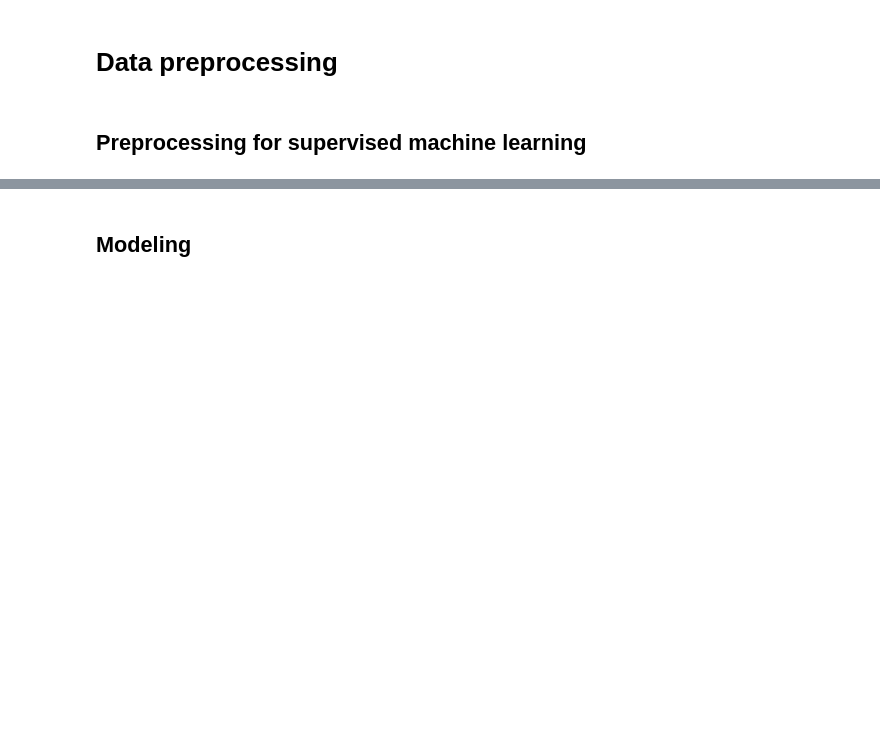
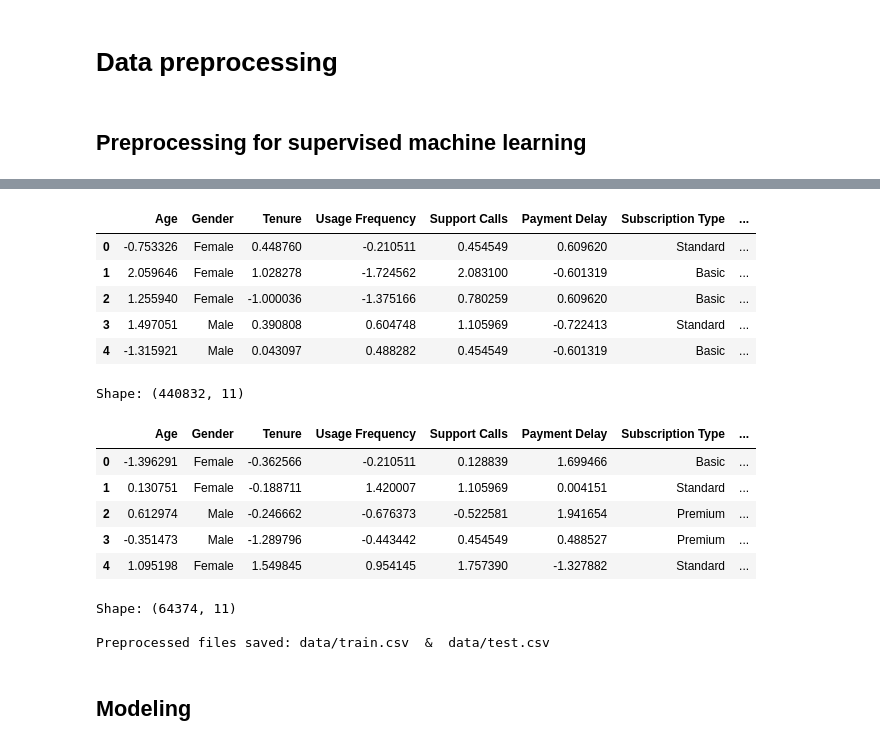
Before and after one commit to AssylbekO/Customer-Churn, a Jupyter notebook: src/customer_churn.ipynb, the cells around one changed output, grey strips where cells are left out. Drawn from its saved outputs; the diff is of its cells as text; code cells hidden in the pictures; blank space fills up the shorter version.

```diff
--- a/src/customer_churn.ipynb
+++ b/src/customer_churn.ipynb
@@ -266,3 +444,27 @@ Make sure that your preprocessing operation does not use information from the te
+# %%
+# ── Verify preprocessed training data
+display(train_df.head())
+print(f"\nShape: {train_df.shape}")
+
+display(test_df.head())
+print(f"\nShape: {test_df.shape}")
+# %% [output]
+|  | Age | Gender | Tenure | Usage Frequency | Support Calls | Payment Delay | Subscription Type | ... |
+| 0 | -0.753326 | Female | 0.448760 | -0.210511 | 0.454549 | 0.609620 | Standard | ... |
+| 1 | 2.059646 | Female | 1.028278 | -1.724562 | 2.083100 | -0.601319 | Basic | ... |
+| 2 | 1.255940 | Female | -1.000036 | -1.375166 | 0.780259 | 0.609620 | Basic | ... |
+| 3 | 1.497051 | Male | 0.390808 | 0.604748 | 1.105969 | -0.722413 | Standard | ... |
+| 4 | -1.315921 | Male | 0.043097 | 0.488282 | 0.454549 | -0.601319 | Basic | ... |
+Shape: (440832, 11)
+|  | Age | Gender | Tenure | Usage Frequency | Support Calls | Payment Delay | Subscription Type | ... |
+| 0 | -1.396291 | Female | -0.362566 | -0.210511 | 0.128839 | 1.699466 | Basic | ... |
+| 1 | 0.130751 | Female | -0.188711 | 1.420007 | 1.105969 | 0.004151 | Standard | ... |
+| 2 | 0.612974 | Male | -0.246662 | -0.676373 | -0.522581 | 1.941654 | Premium | ... |
+| 3 | -0.351473 | Male | -1.289796 | -0.443442 | 0.454549 | 0.488527 | Premium | ... |
+| 4 | 1.095198 | Female | 1.549845 | 0.954145 | 1.757390 | -1.327882 | Standard | ... |
+Shape: (64374, 11)
+
+Preprocessed files saved: data/train.csv  &  data/test.csv
 # %% [markdown]
 ## Modeling
 # %% [markdown]
```
Also changed, not shown: parts of 18 cells of this notebook.
